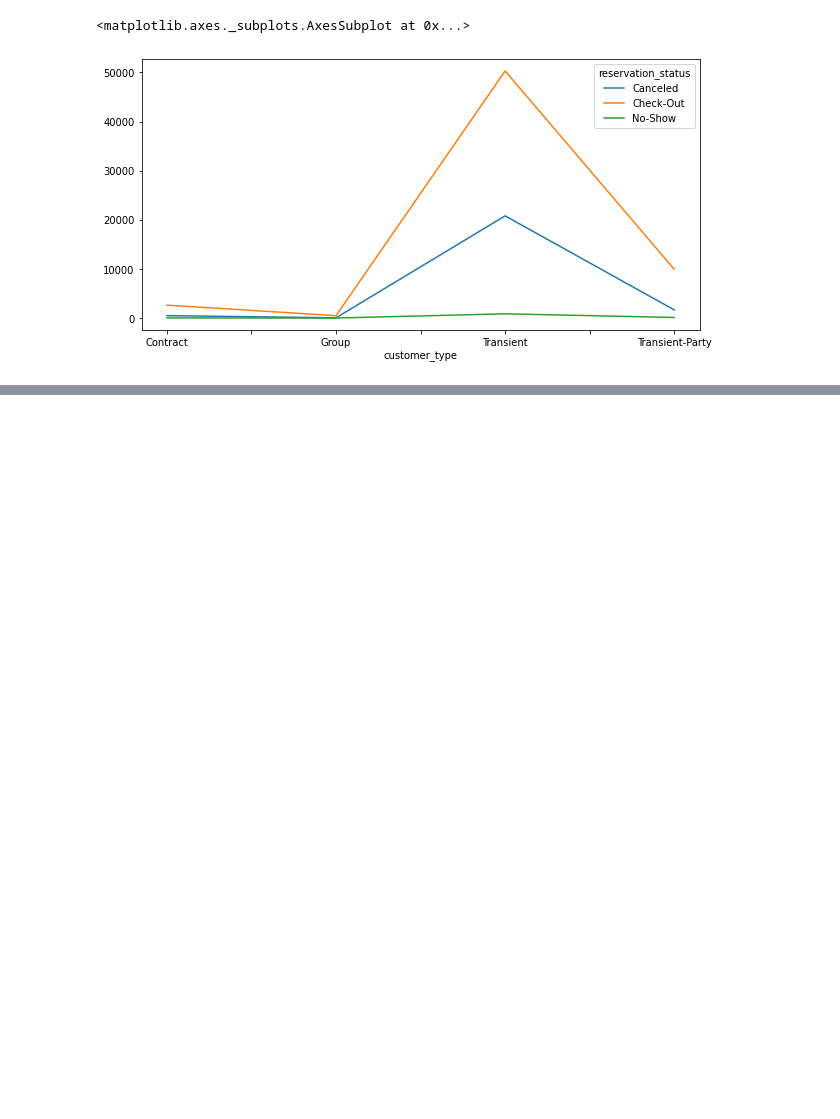
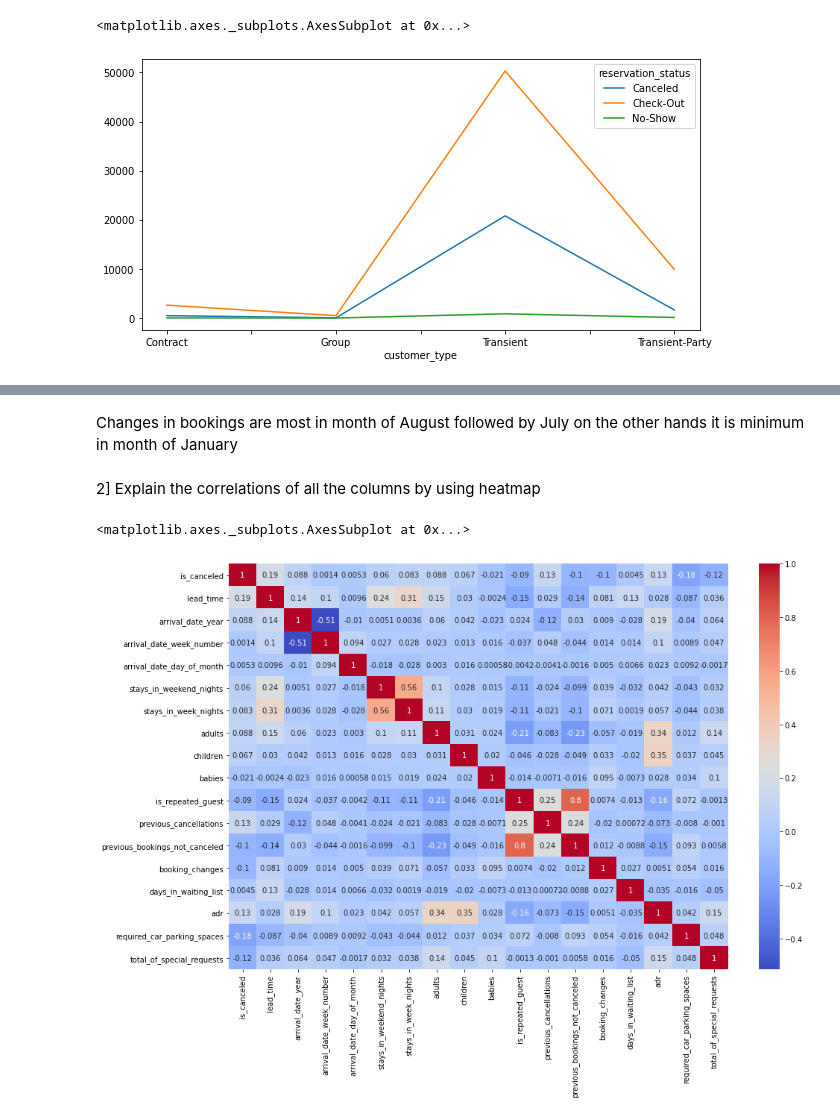
Before and after one commit to Vaishnavipadwad/HOTEL-BOOKING-ANALYSIS, a Jupyter notebook: Hotel_Booking_Analysis1.ipynb, the cells around one changed output, grey strips where cells are left out. Drawn from its saved outputs; the diff is of its cells as text; code cells hidden in the pictures; blank space fills up the shorter version.

```diff
--- a/Hotel_Booking_Analysis1.ipynb
+++ b/Hotel_Booking_Analysis1.ipynb
@@ -287,0 +311,10 @@ df15.plot(figsize=(10,5))
+# %% [markdown]
+Changes in bookings are most in month of August followed by July on the other hands it is minimum in month of January
+# %% [markdown]
+2] Explain the correlations of all the columns by using heatmap
+# %%
+plt.figure(figsize=(15,10))
+sns.heatmap(df.corr(),cmap="coolwarm",annot=True)
+# %% [output]
+<matplotlib.axes._subplots.AxesSubplot at 0x...>
+[figure, added]
```
Also changed, not shown: parts of 10 cells of this notebook.
